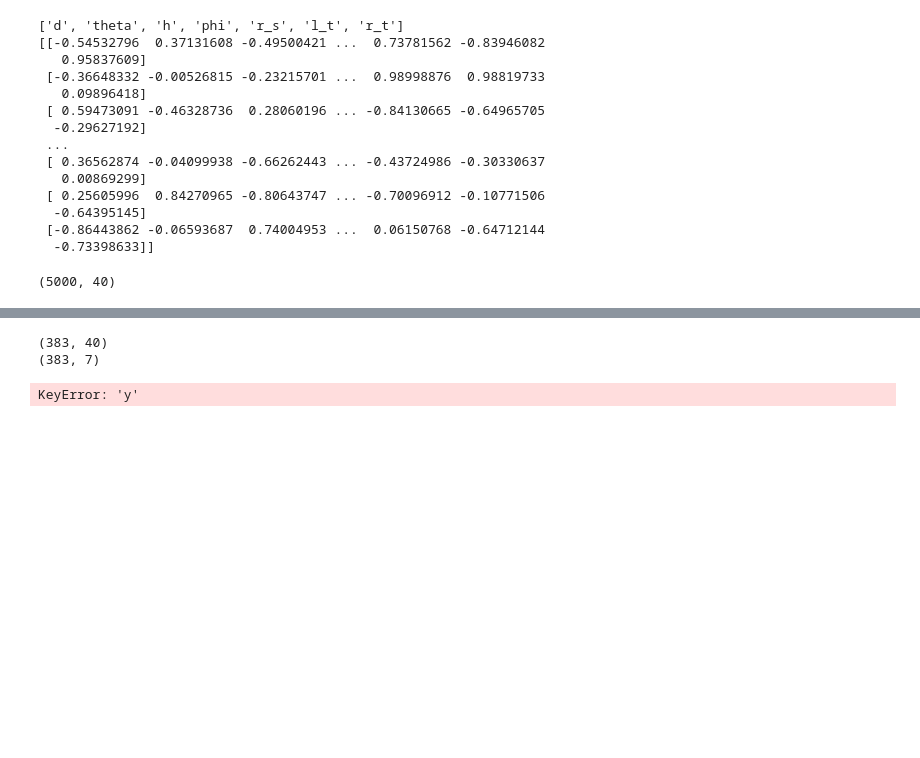
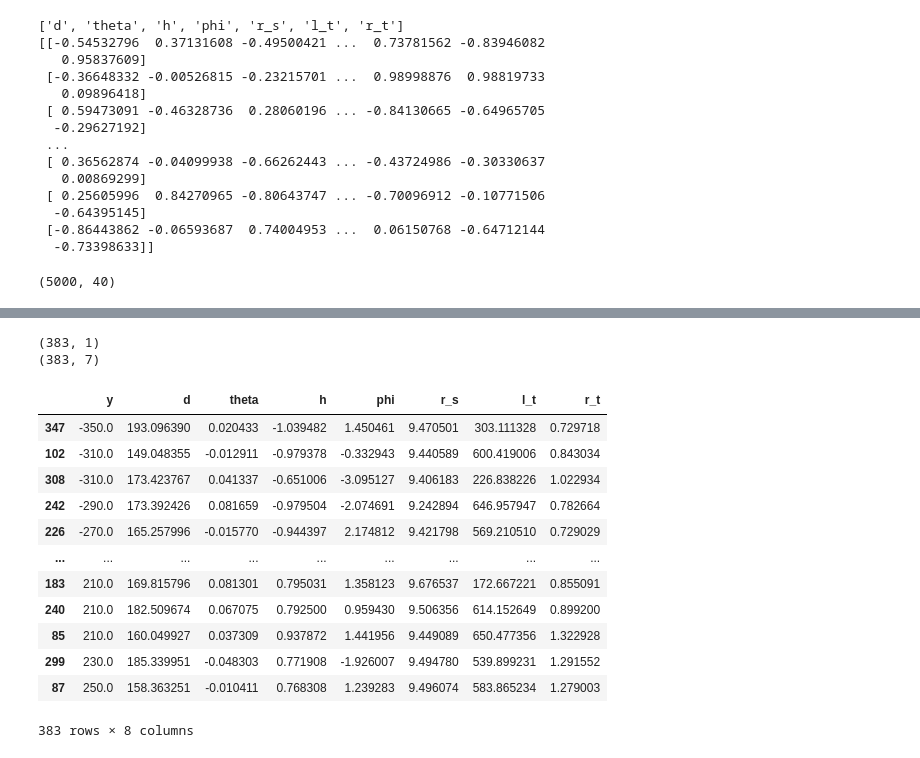
Before and after one commit to chenziao/Stylized-Cell-Inference, a Jupyter notebook: stylized_cell_FCN.ipynb, the cells around one changed output, grey strips where cells are left out. Drawn from its saved outputs; the diff is of its cells as text; code cells hidden in the pictures; blank space fills up the shorter version.

Commit message:
new run with printing y offset

```diff
--- a/stylized_cell_FCN.ipynb
+++ b/stylized_cell_FCN.ipynb
@@ -241,15 +241,19 @@ with h5py.File(INVIVO_PATH, "r") as f:
 
 test_data = []
 summ_stats = []
+y_pos = []
 
 print(lfp.shape)
 
 for i in tqdm(range(d.shape[2])):
-    g_lfp, g_coords, _ = build_lfp_grid(lfp[i], params.ELECTRODE_POSITION, y_window_size=960.0)
+    g_lfp, g_coords, y_i = build_lfp_grid(lfp[i], params.ELECTRODE_POSITION, y_window_size=960.0)
     summ_stats.append(calculate_stats(g_lfp))
     test_data.append(g_lfp)
+    y_pos.append(y_i)
 
 test_data = np.stack(test_data, axis=0)
 summ_stats = np.stack(summ_stats, axis=0)
+y_pos = np.stack(y_pos, axis=0)
+print(y_pos)
 # %% [output]
 (5000, 176, 384)
@@ -256,31 +277,45 @@ summ_stats = np.stack(summ_stats, axis=0)
 # %%
-print(summ_stats.shape)
+y_pos = y_pos.reshape((-1, 1))
+print(y_pos.shape)
 
 np.set_printoptions(suppress=True)
 
 model1.eval()
 summ_stats = torch.Tensor(summ_stats)
 summ_stats_tensor = summ_stats.to(device)
 pred = model1(summ_stats_tensor)
 pred = np.squeeze(pred.to("cpu").detach().numpy())
 
 print(pred.shape)
 
 if normalize_labels:
     for i in range(pred.shape[1]):
         old_pred = pred[:,i]
         label_name = inference_list[i]
         min_max_range = ranges[label_name]
         org_pred = (((old_pred - feature_range[0]) / (feature_range[1] - feature_range[0]))
                     * (min_max_range[1] - min_max_range[0]) + min_max_range[0])
         pred[:,i] = org_pred
 
-df = pd.DataFrame(pred, columns = inference_list).sort_values(by='y')
+y_pred = np.concatenate((y_pos, pred), axis=-1)
+df = pd.DataFrame(y_pred, columns=['y'] + inference_list).sort_values(by='y')
 display(df)
 # %% [output]
-(383, 40)
+(383, 1)
 (383, 7)
+|  | y | d | theta | h | phi | r_s | l_t | r_t |
+| 347 | -350.0 | 193.096390 | 0.020433 | -1.039482 | 1.450461 | 9.470501 | 303.111328 | 0.729718 |
+| 102 | -310.0 | 149.048355 | -0.012911 | -0.979378 | -0.332943 | 9.440589 | 600.419006 | 0.843034 |
+| 308 | -310.0 | 173.423767 | 0.041337 | -0.651006 | -3.095127 | 9.406183 | 226.838226 | 1.022934 |
+| 242 | -290.0 | 173.392426 | 0.081659 | -0.979504 | -2.074691 | 9.242894 | 646.957947 | 0.782664 |
+| 226 | -270.0 | 165.257996 | -0.015770 | -0.944397 | 2.174812 | 9.421798 | 569.210510 | 0.729029 |
+| ... | ... | ... | ... | ... | ... | ... | ... | ... |
+| 183 | 210.0 | 169.815796 | 0.081301 | 0.795031 | 1.358123 | 9.676537 | 172.667221 | 0.855091 |
+| 240 | 210.0 | 182.509674 | 0.067075 | 0.792500 | 0.959430 | 9.506356 | 614.152649 | 0.899200 |
+| 85 | 210.0 | 160.049927 | 0.037309 | 0.937872 | 1.441956 | 9.449089 | 650.477356 | 1.322928 |
+| 299 | 230.0 | 185.339951 | -0.048303 | 0.771908 | -1.926007 | 9.494780 | 539.899231 | 1.291552 |
+| 87 | 250.0 | 158.363251 | -0.010411 | 0.768308 | 1.239283 | 9.496074 | 583.865234 | 1.279003 |
-KeyError: 'y'
+383 rows × 8 columns
 # %%
 with pd.option_context('display.max_rows', None, 'display.max_columns', None):  # more options can be specified also
     display(df)
```
Also changed, not shown: parts of 5 cells of this notebook.
